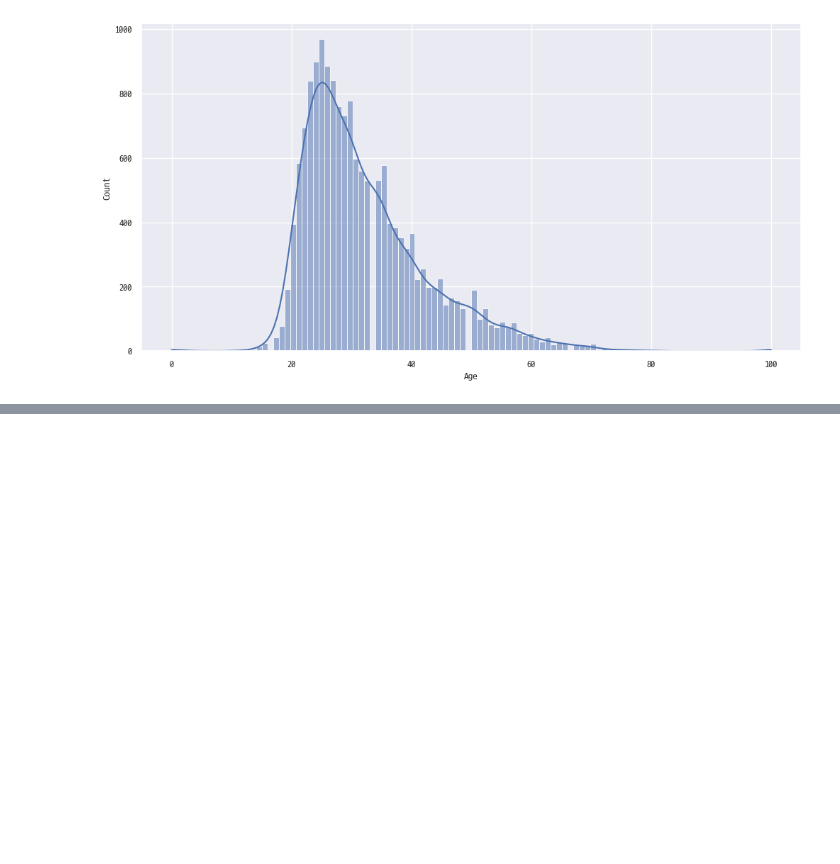
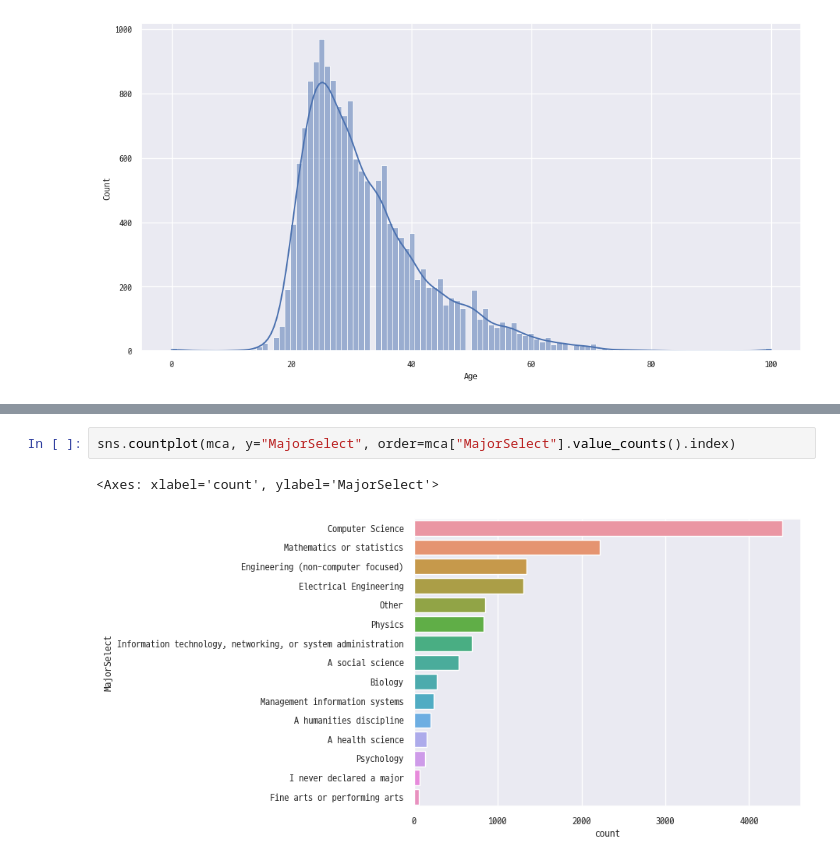
Before and after one commit to byulrim/KaggleExercise, a Jupyter notebook: kaggle.ipynb, the cells around one changed output, grey strips where cells are left out. Saved outputs shown, nothing was run; the diff lists cells and outputs as text; blank space fills up the shorter version.

```diff
--- a/kaggle.ipynb
+++ b/kaggle.ipynb
@@ -191,0 +221,5 @@ sns.histplot(mca, x="Age", kde=True)
+# %%
+sns.countplot(mca, y="MajorSelect", order=mca["MajorSelect"].value_counts().index)
+# %% [output]
+<Axes: xlabel='count', ylabel='MajorSelect'>
+[figure, added]
```
Also changed, not shown: parts of 12 cells of this notebook.
